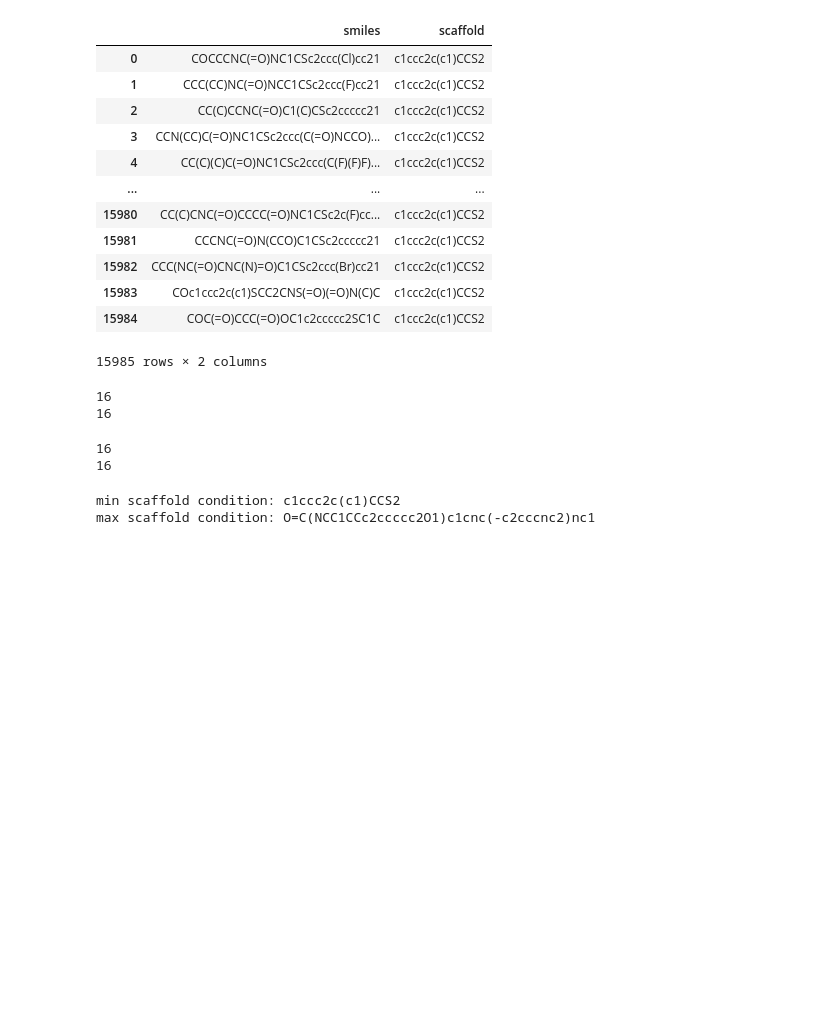
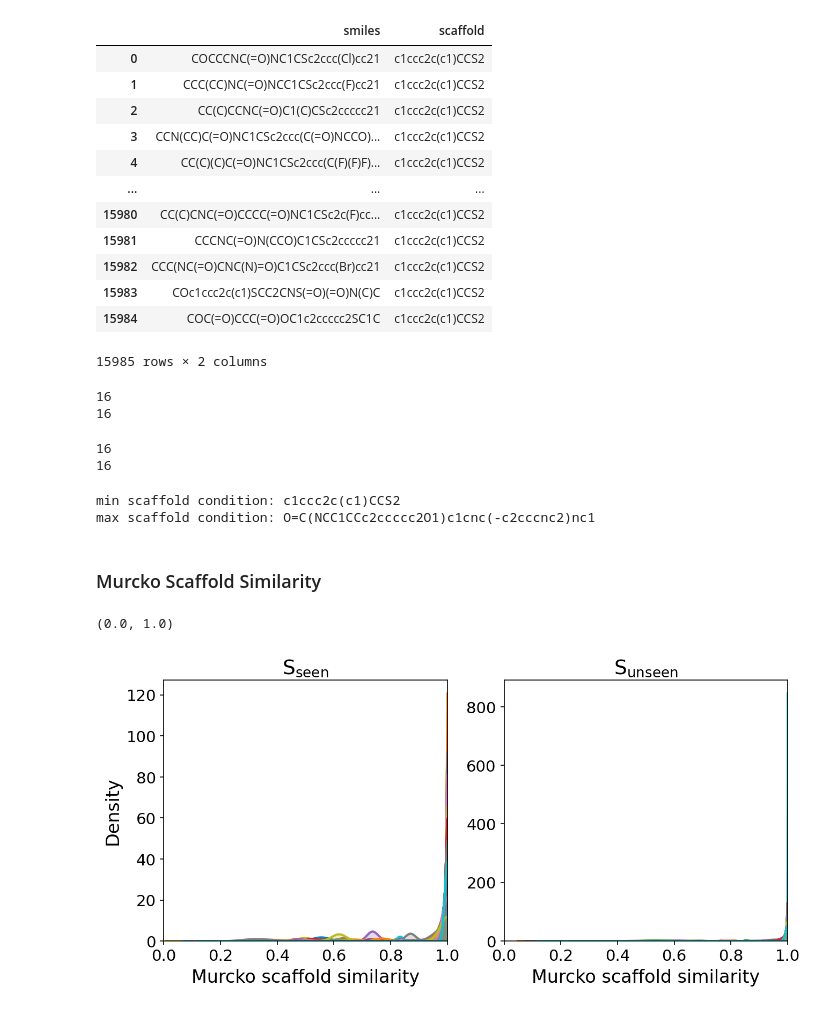
Before and after one commit to chaoting-sun/GCT-Plus, a Jupyter notebook: Plot/sca_sampling.ipynb, the cells around one changed output. Drawn from its saved outputs; the diff is of its cells as text; code cells hidden in the pictures; blank space fills up the shorter version.

```diff
--- a/Plot/sca_sampling.ipynb
+++ b/Plot/sca_sampling.ipynb
@@ -116,7 +173,7 @@ def plot_highlighted_smiles_group(
 # %% [markdown]
 #### Define file path
 # %%
-file_path = '/fileserver-gamma/chaoting/ML/cvae-transformer/Inference-Dataset/moses/sca-sampling/'
+file_path = '/fileserver-gamma/chaoting/ML/GCT-Plus/Inference/moses/sca-sampling/'
 file_name_list = ['scavaetf1-15', 'scavaetf2-16', 'scavaetf3-16']
 # %% [markdown]
 #### HAC Distribution Plot of seen and unseen scaffolds
@@ -529,3 +694,56 @@ def get_gen_metric(data_type='test_scaffolds'):
     df = (df1 + df2 + df3) / 3
     df.insert(0, 'scaffold', scaffold)
     return df
+# %% [markdown]
+### Murcko Scaffold Similarity
+# %%
+def get_scaffold_sim(scaffold_source):
+    sim1 = pd.read_csv(os.path.join(file_path, file_name_list[0], scaffold_source, 'scaffold_sim.csv'), index_col=[0])
+    sim2 = pd.read_csv(os.path.join(file_path, file_name_list[0], scaffold_source, 'scaffold_sim.csv'), index_col=[0])
+    sim3 = pd.read_csv(os.path.join(file_path, file_name_list[0], scaffold_source, 'scaffold_sim.csv'), index_col=[0])
+
+    scaffold_no = [str(i) for i in range(100)]
+
+    sim1 = sim1[scaffold_no]
+    sim2 = sim2[scaffold_no]
+    sim3 = sim3[scaffold_no]
+
+    return pd.concat([sim1, sim2, sim3], axis=0).reset_index(drop=True)
+
+train_sim = get_scaffold_sim(scaffold_source='train')
+testsca_sim = get_scaffold_sim(scaffold_source='test_scaffolds')
+# %%
+TEST = True
+
+if TEST:
+    _train_sim = train_sim.sample(n=100000)
+    _testsca_sim = testsca_sim.sample(n=10000)
+else:
+    _train_sim, _testsca_sim = train_sim, testsca_sim
+
+fig, axes = plt.subplots(1, 2, figsize=(10, 4.30), dpi=150)
+
+for sid in range(100):
+    murcko_scaffold_sim = _train_sim[str(sid)].dropna()
+    sns.kdeplot(data=murcko_scaffold_sim, ax=axes[0], shade=True,
+                linewidth=2, legend=False)
+    axes[0].set_xlabel(xlabel='Murcko scaffold similarity', fontsize=16)
+    axes[0].set_ylabel(ylabel='Density', fontsize=16)
+    axes[0].tick_params(axis="both", which="major", labelsize=14)
+
+axes[0].set_title(r'$\mathdefault{S}_{\mathdefault{seen}}$', fontsize=18)
+axes[0].set_xlim(0, 1.)
+
+for sid in range(100):
+    murcko_scaffold_sim = _testsca_sim[str(sid)].dropna()
+    sns.kdeplot(data=murcko_scaffold_sim, ax=axes[1], shade=True,
+                linewidth=2, legend=False)
+    axes[1].set_xlabel(xlabel='Murcko scaffold similarity', fontsize=16)
+    axes[1].set_ylabel(ylabel='', fontsize=16)
+    axes[1].tick_params(axis="both", which="major", labelsize=14)
+
+axes[1].set_title(r'$\mathdefault{S}_{\mathdefault{unseen}}$', fontsize=18)
+axes[1].set_xlim(0, 1.)
+# %% [output]
+(0.0, 1.0)
+[figure, added]
```
Also changed, not shown: parts of 13 cells of this notebook, 25 other files.
